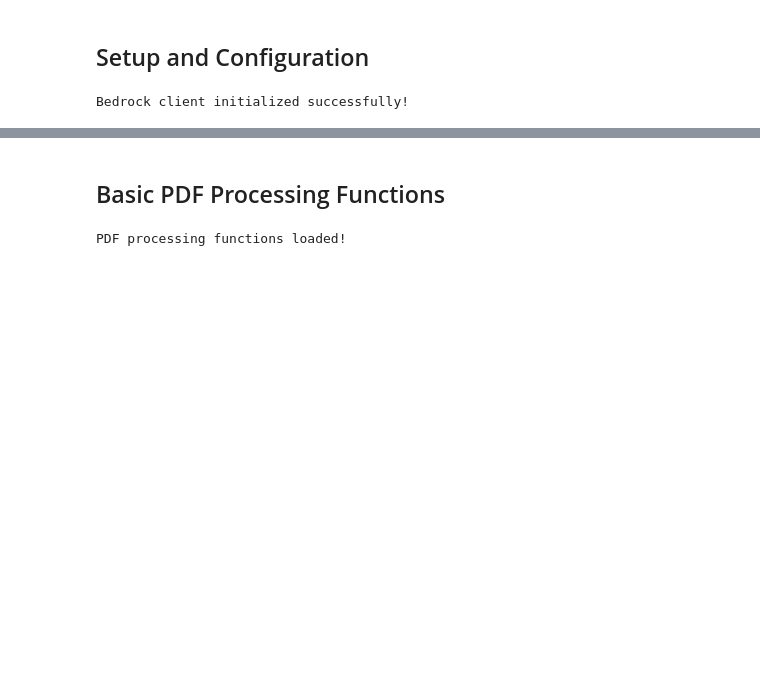
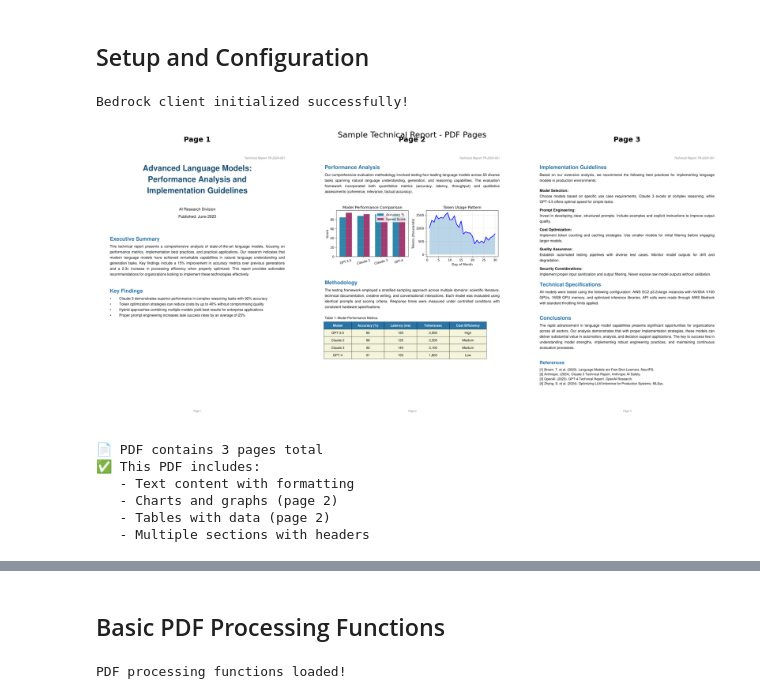
Before and after one commit to aws-samples/anthropic-on-aws, a Jupyter notebook: notebooks/claude_pdf_support/claude_pdf_support.ipynb, the cells around one changed output, grey strips where cells are left out. Drawn from its saved outputs; the diff is of its cells as text; code cells hidden in the pictures; blank space fills up the shorter version.

Commit message:
Updating claude pdf support notebook with quality of life improvements and a readme

```diff
--- a/notebooks/claude_pdf_support/claude_pdf_support.ipynb
+++ b/notebooks/claude_pdf_support/claude_pdf_support.ipynb
@@ -130,3 +102,69 @@ bedrock_client = setup_bedrock_client()
 print("Bedrock client initialized successfully!")
 # %% [output]
 Bedrock client initialized successfully!
+# %%
+# Display the PDF pages
+import pymupdf  # PyMuPDF
+import matplotlib.pyplot as plt
+from PIL import Image
+import numpy as np
+
+def display_pdf_pages(pdf_path, max_pages=None):
+    """Display all pages of a PDF as images"""
+    try:
+        # Open the PDF
+        doc = pymupdf.open(pdf_path)
+        num_pages = len(doc)
+
+        if max_pages:
+            num_pages = min(num_pages, max_pages)
+
+        # Create figure with subplots
+        fig, axes = plt.subplots(1, num_pages, figsize=(6*num_pages, 8))
+        if num_pages == 1:
+            axes = [axes]
+
+        # Convert each page to image
+        for i in range(num_pages):
+            page = doc[i]
+            pix = page.get_pixmap(matrix=pymupdf.Matrix(2, 2))  # 2x scaling for better quality
+            img_data = pix.tobytes("png")
+            img = Image.open(io.BytesIO(img_data))
+
+            # Display the page
+            axes[i].imshow(img)
+            axes[i].set_title(f"Page {i+1}", fontsize=14, fontweight='bold')
+            axes[i].axis('off')
+
+        plt.tight_layout()
+        plt.suptitle("Sample Technical Report - PDF Pages", fontsize=16, y=1.02)
+        plt.show()
+
+        print(f"📄 PDF contains {len(doc)} pages total")
+        print("✅ This PDF includes:")
+        print("   - Text content with formatting")
+        print("   - Charts and graphs (page 2)")
+        print("   - Tables with data (page 2)")
+        print("   - Multiple sections with headers")
+
+    except ImportError:
+        print("PyMuPDF not installed. Showing PDF info instead...")
+        reader = PdfReader(pdf_path)
+        print(f"📄 PDF contains {len(reader.pages)} pages")
+        print("✅ This PDF includes:")
+        print("   - Text content with formatting")
+        print("   - Charts and graphs (page 2)")
+        print("   - Tables with data (page 2)")
+        print("   - Multiple sections with headers")
+        print("\nTo view PDF pages, install PyMuPDF: pip install pymupdf")
+
+# Display the sample PDF
+display_pdf_pages("sample_technical_report.pdf")
+# %% [output]
+[figure, added]
+📄 PDF contains 3 pages total
+✅ This PDF includes:
+   - Text content with formatting
+   - Charts and graphs (page 2)
+   - Tables with data (page 2)
+   - Multiple sections with headers
```
Also changed, not shown: parts of 36 cells of this notebook, 1 other file.
